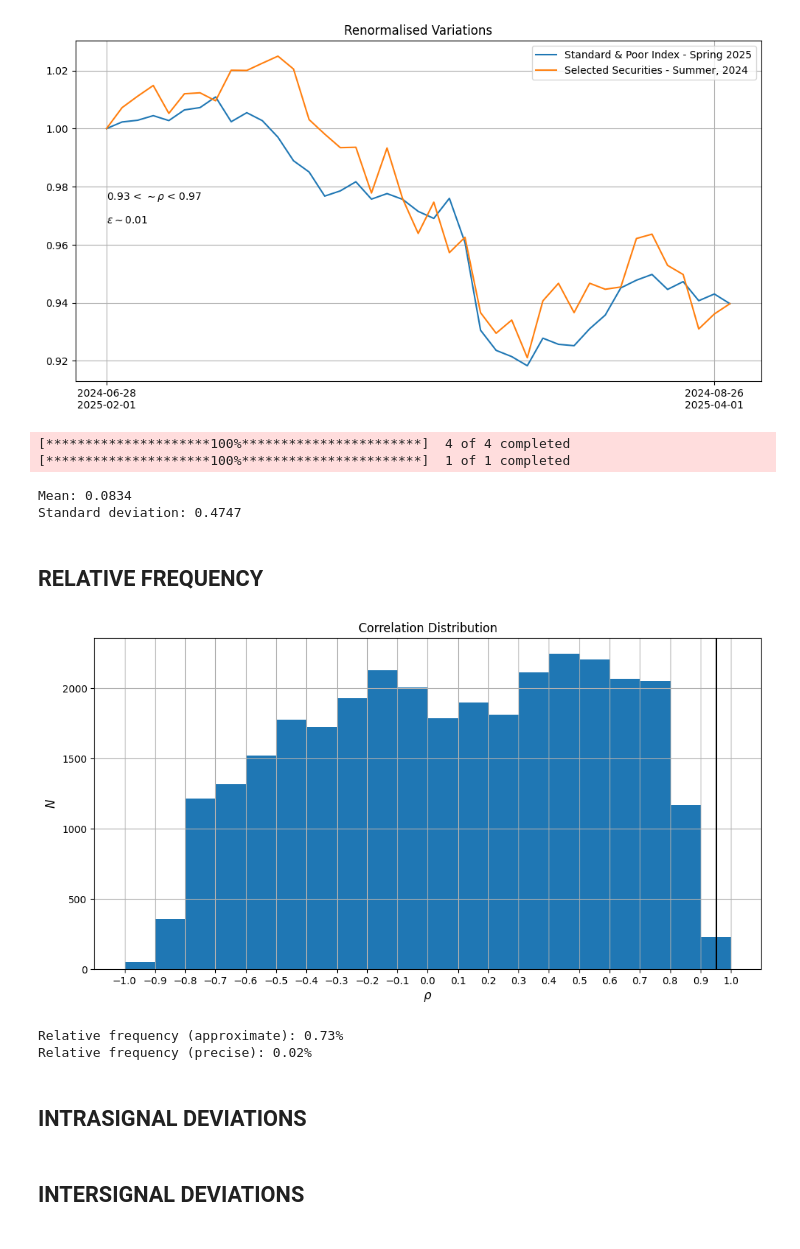
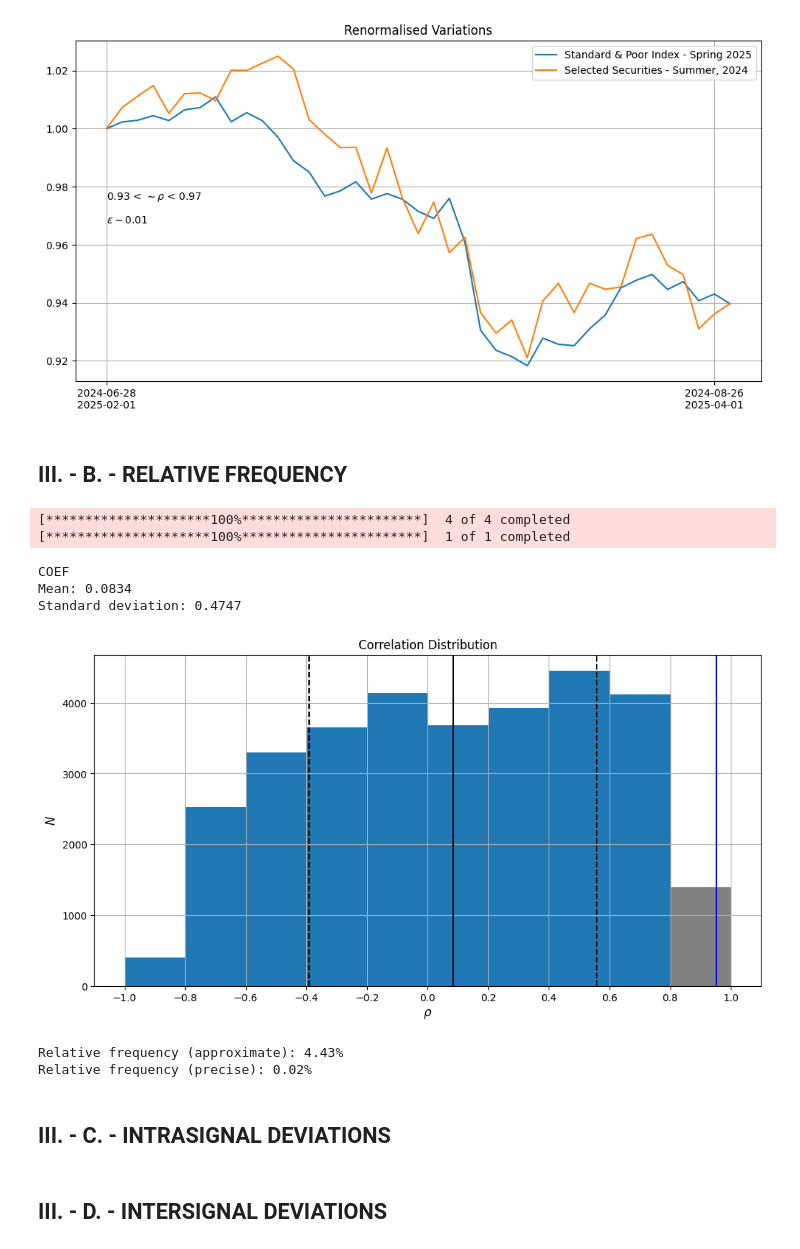
Before and after one commit to abonham499-LPS/finance_revisited, a Jupyter notebook: finance_revisited_III.ipynb, the cells around one changed output. Cells and saved outputs as stored; diff of their text form; code cells hidden in the pictures.

```diff
--- a/finance_revisited_III.ipynb
+++ b/finance_revisited_III.ipynb
@@ -327,6 +340,8 @@ plt.legend()
 plt.show()
 # %% [output]
 [figure]
+# %% [markdown]
+## III. - B. - RELATIVE FREQUENCY
 # %%
 start = "2024-01-01"
 end = None
@@ -363,36 +378,42 @@ coefs = np.array(coefs)
 
 mean_, std_ = float(np.mean(coefs)), float(np.std(coefs))
 
-print(f"Mean: {mean_:.4f}\nStandard deviation: {std_:.4f}")
+print(f"COEF\nMean: {mean_:.4f}\nStandard deviation: {std_:.4f}")
 # %% [output]
 [*********************100%***********************]  4 of 4 completed
 [*********************100%***********************]  1 of 1 completed
+COEF
 Mean: 0.0834
 Standard deviation: 0.4747
-# %% [markdown]
-## RELATIVE FREQUENCY
 # %%
+x_min, x_max = -1, 1
+n_bins = 11
+bins = np.linspace(x_min, x_max, n_bins)
+
 plt.figure(figsize=(12, 6))
-bins = np.linspace(-1, 1, 21)
 x, y, z = plt.hist(coefs, bins=bins)
 plt.title("Correlation Distribution", fontsize=12)
 plt.ylabel("$N$", fontsize=12)
 plt.xlabel("$\\rho$", fontsize=12)
 plt.xticks(bins)
 plt.grid()
-plt.axvline(COEF, color="k")
+plt.axvline(COEF, color="blue")
+plt.axvline(mean_ + std_, color="k", linestyle="--")
+plt.axvline(mean_, color="k")
+plt.axvline(mean_ - std_, color="k", linestyle="--")
+z[-1].set_facecolor("gray")
 plt.show()
 
 print(f"Relative frequency (approximate): {100 * x[-1] / len(coefs):.2f}%")
 print(
     f"Relative frequency (precise): {100 * (1 - (COEF > coefs).sum() / len(coefs)):.2f}%"
 )
 # %% [output]
-[figure, old version]
+[figure, new version]
-Relative frequency (approximate): 0.73%
+Relative frequency (approximate): 4.43%
 Relative frequency (precise): 0.02%
 # %% [markdown]
-## INTRASIGNAL DEVIATIONS
+## III. - C. - INTRASIGNAL DEVIATIONS
 # %%
 Xmn = 10**2 * np.abs(X.pct_change()).mean()
 X2mn = 10**4 * np.abs(X.pct_change() ** 2).mean()
@@ -416,7 +437,7 @@ AAGG = (A * AA * AG) ** (
 _A = [A, AA, AG, AAGA, AAGG]
 # _A
 # %% [markdown]
-## INTERSIGNAL DEVIATIONS
+## III. - D. - INTERSIGNAL DEVIATIONS
 # %%
 x, y = np.array(X), np.array(Y)
 
```
Also changed, not shown: parts of 26 cells of this notebook.
